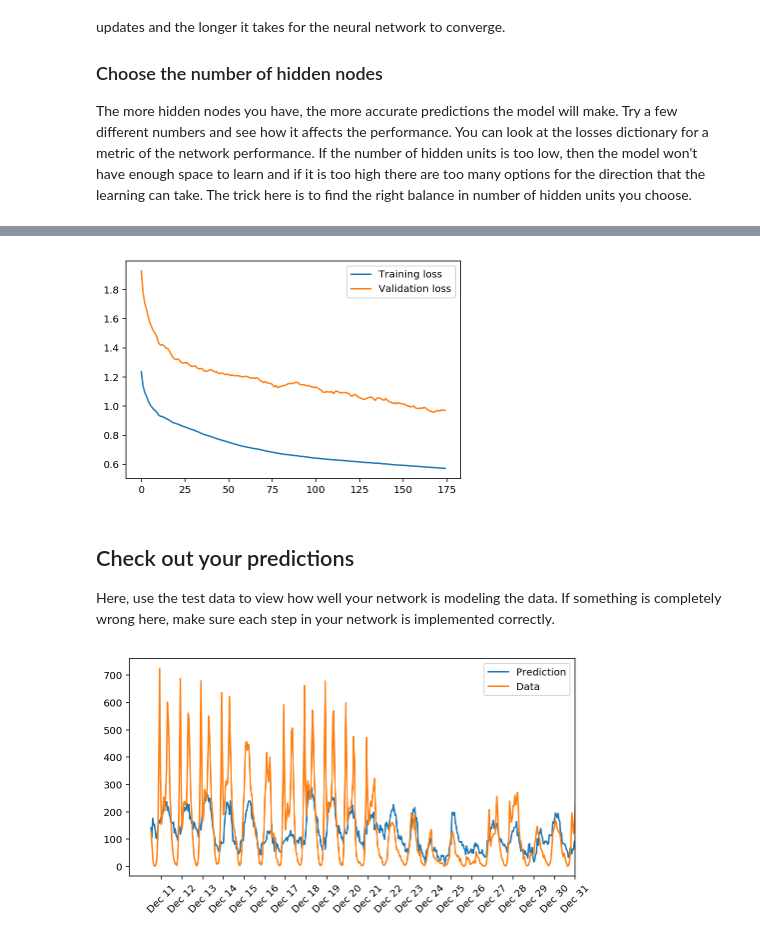
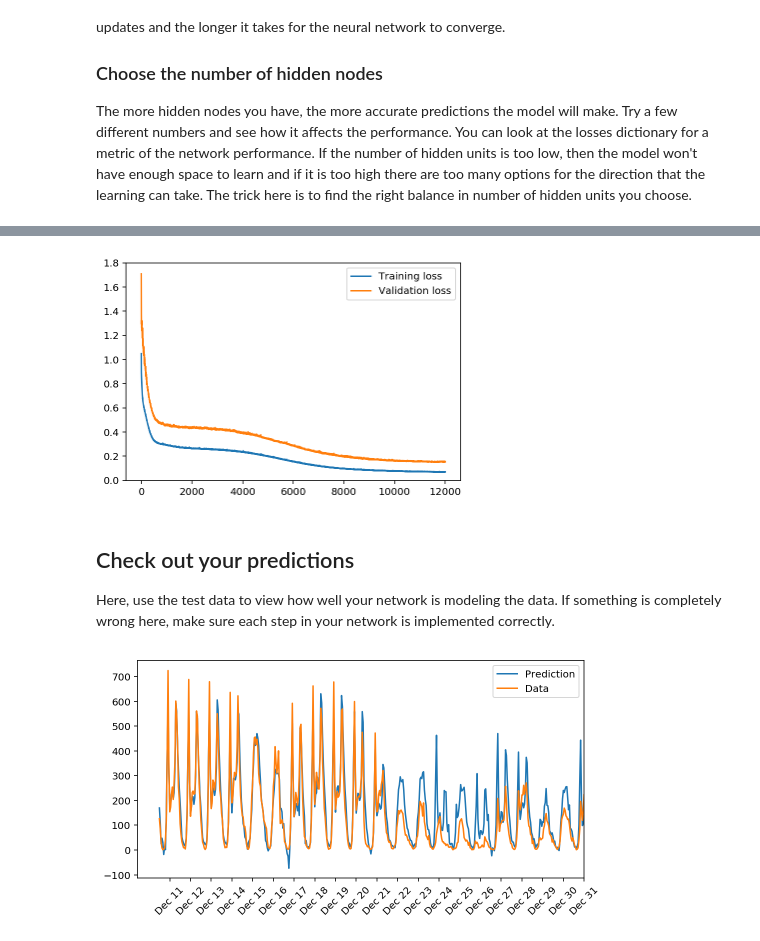
Before and after one commit to ianhuang1984/DLND, a Jupyter notebook: Neural Network/DLND Your first neural network.ipynb, the cells around one changed output, grey strips where cells are left out. Saved outputs shown, nothing was run; the diff lists cells and outputs as text; code cells hidden in the pictures.

```diff
--- a/Neural Network/DLND Your first neural network.ipynb
+++ b/Neural Network/DLND Your first neural network.ipynb
@@ -297,9 +297,9 @@ The more hidden nodes you have, the more accurate predictions the model will mak
 import sys
 
 ### Set the hyperparameters here ###
-iterations = 175
+iterations = 12000
 learning_rate = 0.15
-hidden_nodes = 3
+hidden_nodes = 8
 output_nodes = 1
 
 N_i = train_features.shape[1]
@@ -328,10 +328,10 @@ Progress: 99.4% ... Training loss: 0.572 ... Validation loss: 0.971
 # %%
 plt.plot(losses['train'], label='Training loss')
 plt.plot(losses['validation'], label='Validation loss')
 plt.legend()
-_ = plt.ylim()
+_ = plt.ylim(0,1.8)
 # %% [output]
-[figure, old version]
+[figure, new version]
 # %% [markdown]
 ## Check out your predictions
 
@@ -351,7 +351,7 @@ dates = dates.apply(lambda d: d.strftime('%b %d'))
 ax.set_xticks(np.arange(len(dates))[12::24])
 _ = ax.set_xticklabels(dates[12::24], rotation=45)
 # %% [output]
-[figure, old version]
+[figure, new version]
 # %% [markdown]
 ## OPTIONAL: Thinking about your results(this question will not be evaluated in the rubric).
 
```
Also changed, not shown: parts of 2 cells of this notebook, 1 other file.
